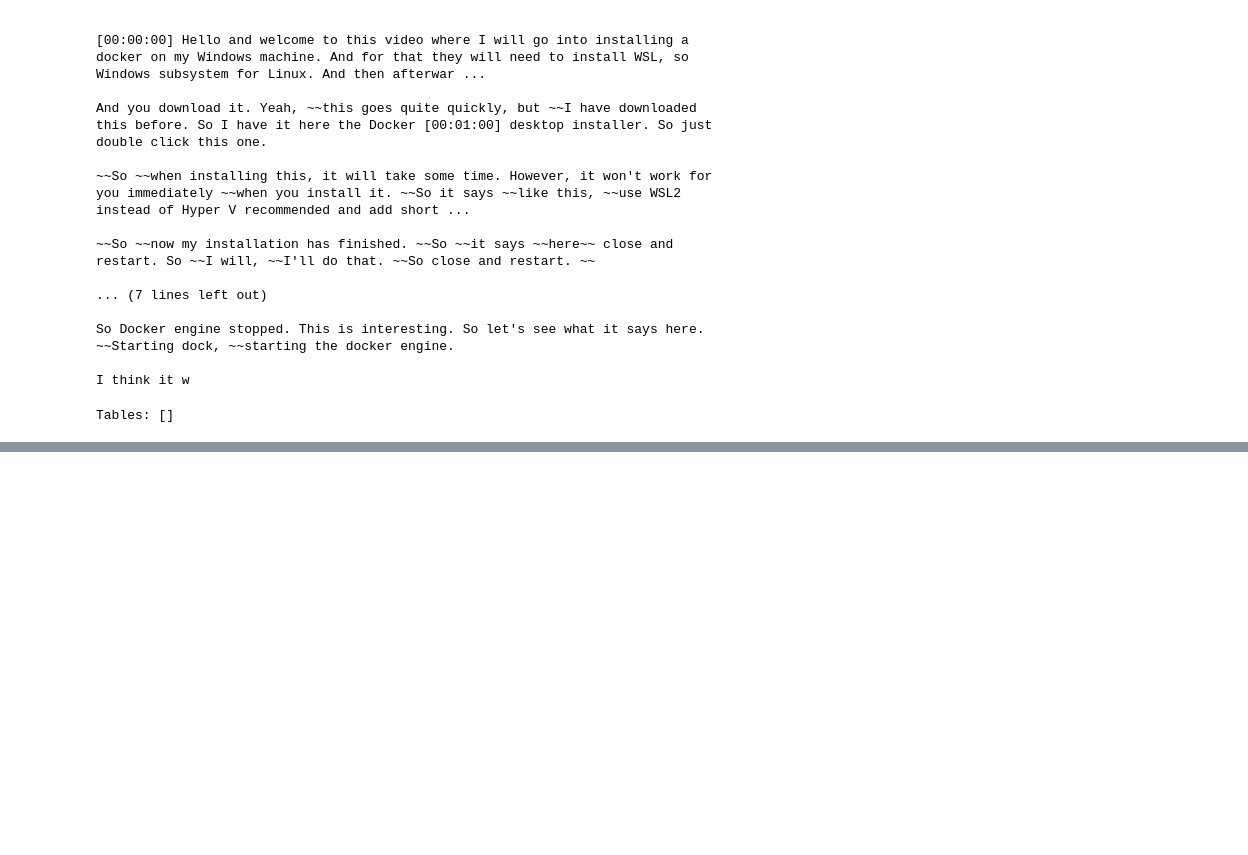
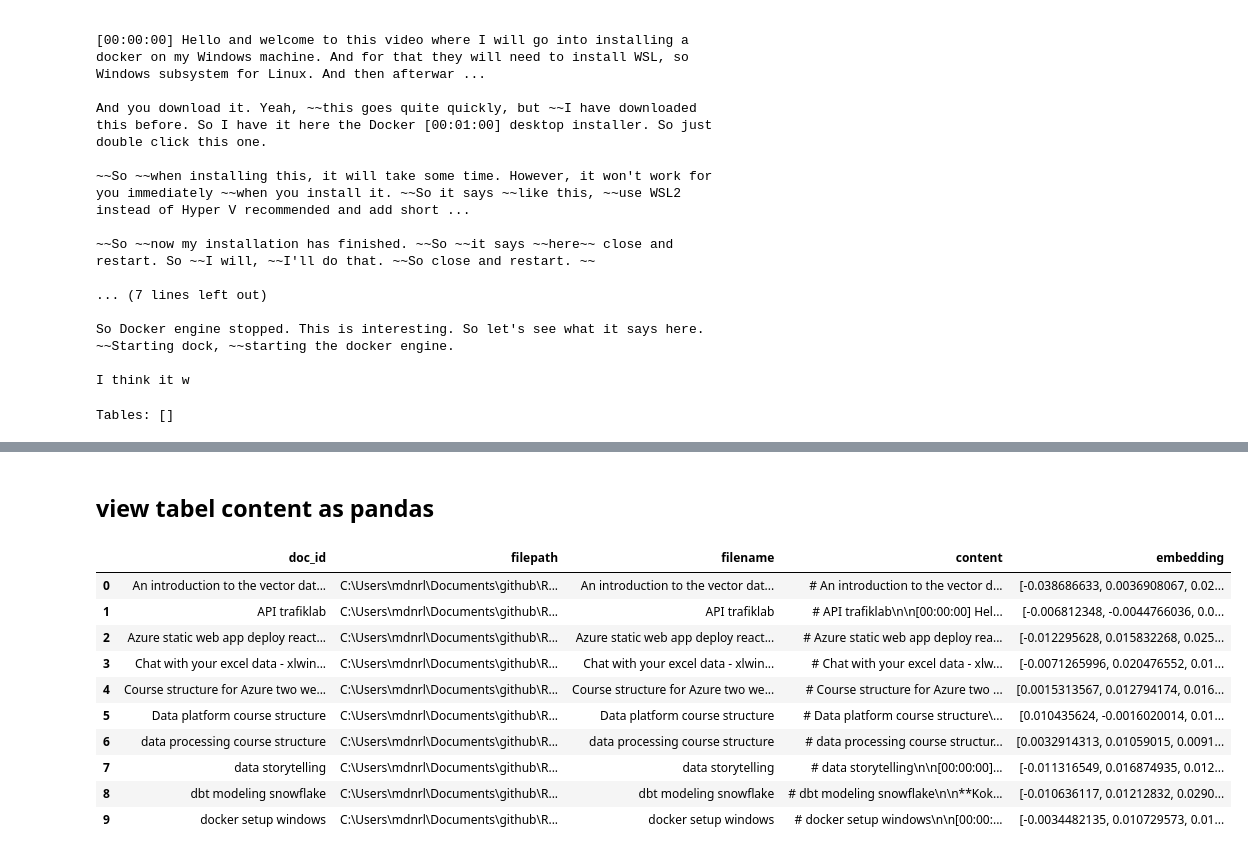
Before and after one commit to mohammadnurulhassan/Rag_youtuber_Chatbot_mohammmad_hassan, a Jupyter notebook: explorations.ipynb, the cells around one changed output, grey strips where cells are left out. Cells and saved outputs as stored; diff of their text form; code cells hidden in the pictures; blank space fills up the shorter version.

```diff
--- a/explorations.ipynb
+++ b/explorations.ipynb
@@ -153,8 +153,12 @@ Tables: []
 # %%
-# Cell 5: View articles as pandas DataFrame
 
-import pandas as pd
 
-df = articles.to_pandas()
-df.head()
+import lancedb
+
+db = lancedb.connect(VECTOR_DATABASE_PATH)
+
+print("Tables:", db.table_names())
+
+articles = db.open_table("articles")
+print("\nSchema:\n", articles.schema)
 # %% [output]
@@ -161,0 +180,21 @@ NameError: name 'articles' is not defined
+# %% [markdown]
+## view tabel content as pandas
+# %%
+
+
+import pandas as pd
+
+df = articles.to_pandas()
+df.head(10)
+# %% [output]
+|  | doc_id | filepath | filename | content | embedding |
+| 0 | An introduction to the vector dat... | C:\Users\mdnrl\Documents\github\R... | An introduction to the vector dat... | # An introduction to the vector d... | [-0.038686633, 0.0036908067, 0.02... |
+| 1 | API trafiklab | C:\Users\mdnrl\Documents\github\R... | API trafiklab | # API trafiklab\n\n[00:00:00] Hel... | [-0.006812348, -0.0044766036, 0.0... |
+| 2 | Azure static web app deploy react... | C:\Users\mdnrl\Documents\github\R... | Azure static web app deploy react... | # Azure static web app deploy rea... | [-0.012295628, 0.015832268, 0.025... |
+| 3 | Chat with your excel data - xlwin... | C:\Users\mdnrl\Documents\github\R... | Chat with your excel data - xlwin... | # Chat with your excel data - xlw... | [-0.0071265996, 0.020476552, 0.01... |
+| 4 | Course structure for Azure two we... | C:\Users\mdnrl\Documents\github\R... | Course structure for Azure two we... | # Course structure for Azure two ... | [0.0015313567, 0.012794174, 0.016... |
+| 5 | Data platform course structure | C:\Users\mdnrl\Documents\github\R... | Data platform course structure | # Data platform course structure\... | [0.010435624, -0.0016020014, 0.01... |
+| 6 | data processing course structure | C:\Users\mdnrl\Documents\github\R... | data processing course structure | # data processing course structur... | [0.0032914313, 0.01059015, 0.0091... |
+| 7 | data storytelling | C:\Users\mdnrl\Documents\github\R... | data storytelling | # data storytelling\n\n[00:00:00]... | [-0.011316549, 0.016874935, 0.012... |
+| 8 | dbt modeling snowflake | C:\Users\mdnrl\Documents\github\R... | dbt modeling snowflake | # dbt modeling snowflake\n\n**Kok... | [-0.010636117, 0.01212832, 0.0290... |
+| 9 | docker setup windows | C:\Users\mdnrl\Documents\github\R... | docker setup windows | # docker setup windows\n\n[00:00:... | [-0.0034482135, 0.010729573, 0.01... |
```
Also changed, not shown: parts of 12 cells of this notebook.
